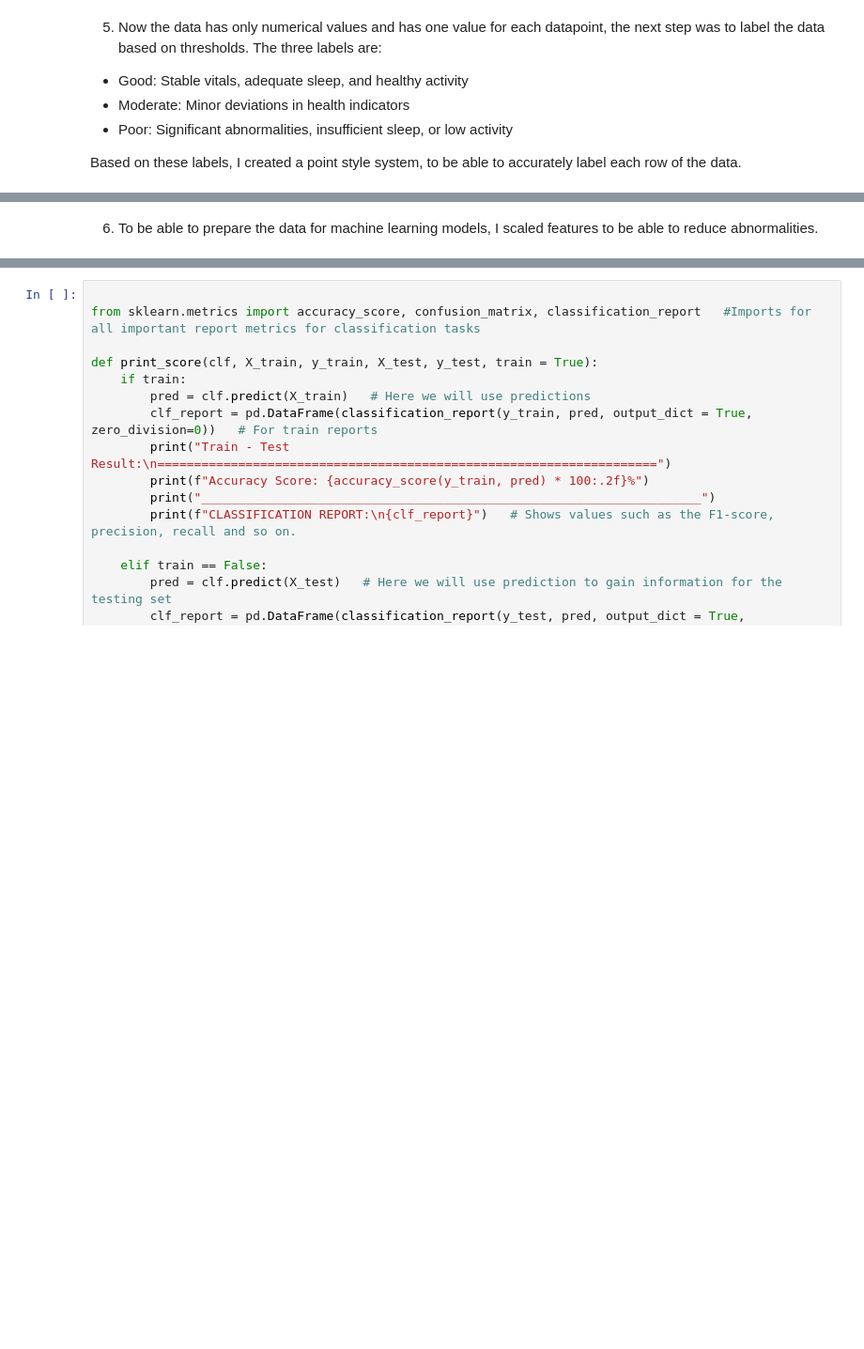
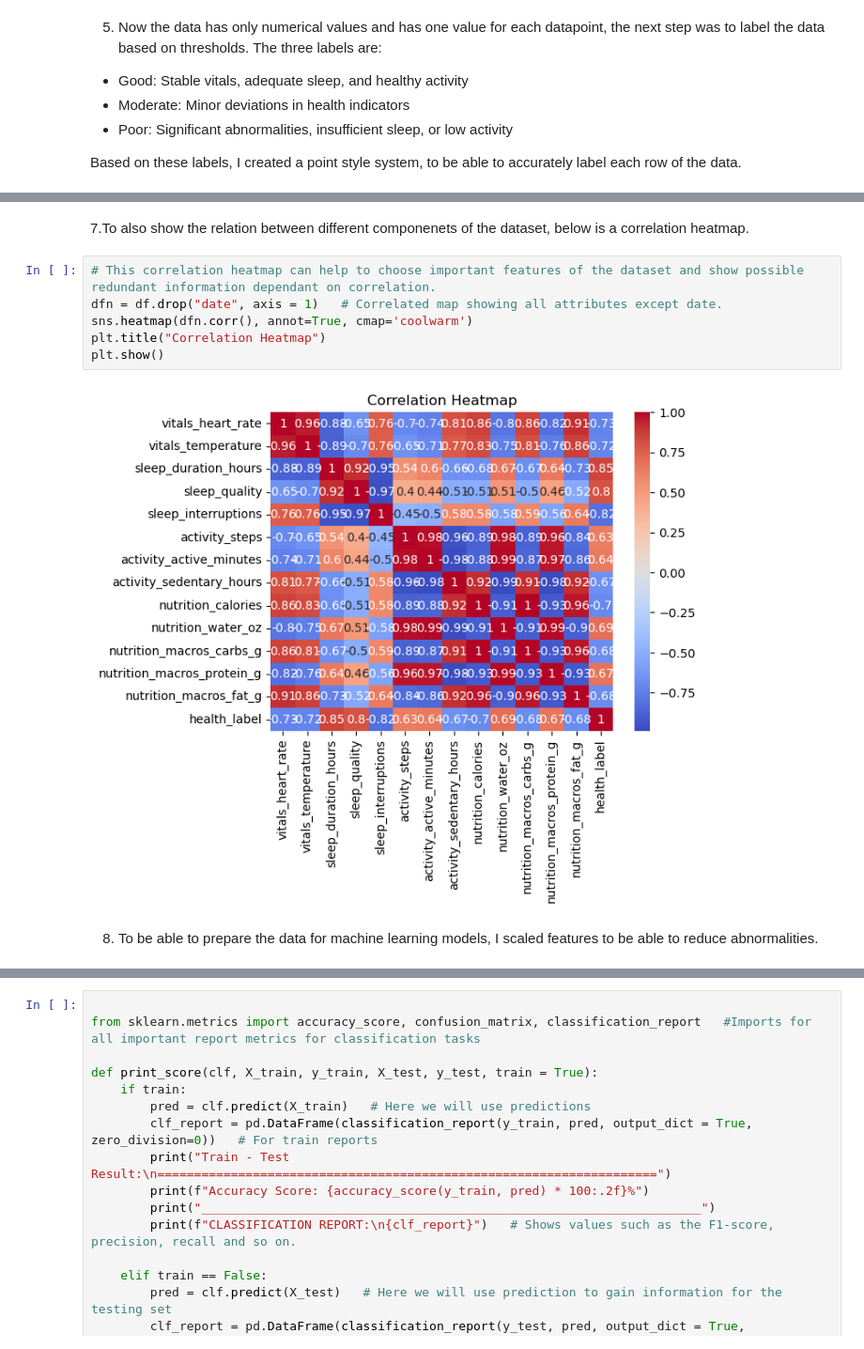
Before and after one commit to AnisaA23/Research-AI-Intern-Tasks, a Jupyter notebook: Predict Patient Health Categories.ipynb, the cells around one changed output, grey strips where cells are left out. Shown at 94% size. Drawn from its saved outputs; the diff is of its cells as text; blank space fills up the shorter version.

```diff
--- a/Predict Patient Health Categories.ipynb
+++ b/Predict Patient Health Categories.ipynb
@@ -88,5 +205,15 @@ print(df.head())
+# %% [markdown]
+7.To also show the relation between different componenets of the dataset, below is a correlation heatmap.
+# %%
+# This correlation heatmap can help to choose important features of the dataset and show possible redundant information dependant on correlation.
+dfn = df.drop("date", axis = 1)   # Correlated map showing all attributes except date.
+sns.heatmap(dfn.corr(), annot=True, cmap='coolwarm')
+plt.title("Correlation Heatmap")
+plt.show()
+# %% [output]
+[figure, added]
 # %% [markdown]
-6. To be able to prepare the data for machine learning models, I scaled features to be able to reduce abnormalities.
+8. To be able to prepare the data for machine learning models, I scaled features to be able to reduce abnormalities.
 # %%
 # Initialise scaler
 scaler = StandardScaler()
```
Also changed, not shown: parts of 17 cells of this notebook, 1 other file.
